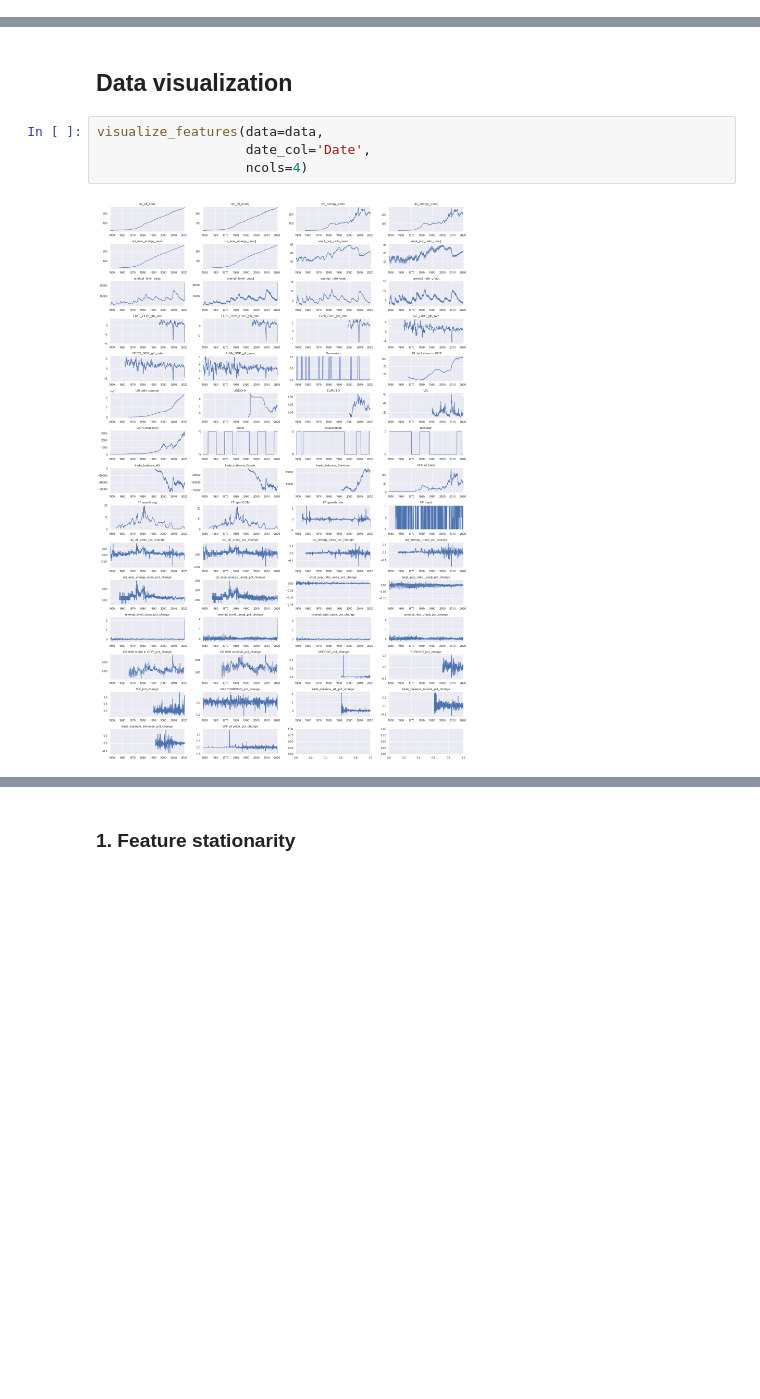
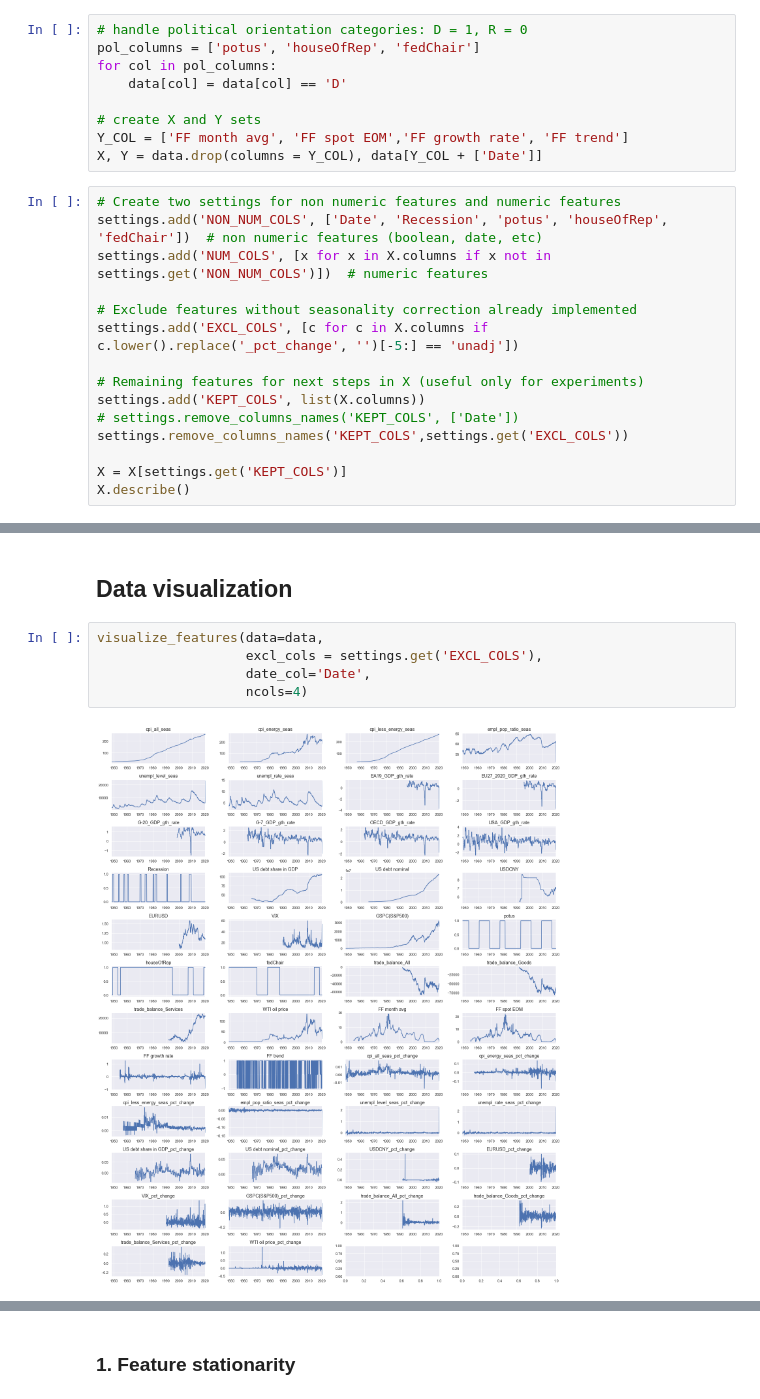
Before and after one commit to julesbertrand/Fed-repo-rate-forecasts, a Jupyter notebook: Finalproject_Feature_selection.ipynb, the cells around one changed output, grey strips where cells are left out. Saved outputs shown, nothing was run; the diff lists cells and outputs as text; blank space fills up the shorter version.

```diff
--- a/Finalproject_Feature_selection.ipynb
+++ b/Finalproject_Feature_selection.ipynb
@@ -46,3 +49,27 @@ settings.add('ORIGINAL_COLS', data.columns)
 settings.add('UNITS', units)  # units are in utils.visualization
 
 data = pd.merge(data, data_pct_change, on='Date')
+# %%
+# handle political orientation categories: D = 1, R = 0
+pol_columns = ['potus', 'houseOfRep', 'fedChair']
+for col in pol_columns:
+    data[col] = data[col] == 'D'
+
+# create X and Y sets
+Y_COL = ['FF month avg', 'FF spot EOM','FF growth rate', 'FF trend']
+X, Y = data.drop(columns = Y_COL), data[Y_COL + ['Date']]
+# %%
+# Create two settings for non numeric features and numeric features
+settings.add('NON_NUM_COLS', ['Date', 'Recession', 'potus', 'houseOfRep', 'fedChair'])  # non numeric features (boolean, date, etc)
+settings.add('NUM_COLS', [x for x in X.columns if x not in settings.get('NON_NUM_COLS')])  # numeric features
+
+# Exclude features without seasonality correction already implemented
+settings.add('EXCL_COLS', [c for c in X.columns if c.lower().replace('_pct_change', '')[-5:] == 'unadj'])
+
+# Remaining features for next steps in X (useful only for experiments)
+settings.add('KEPT_COLS', list(X.columns))
+# settings.remove_columns_names('KEPT_COLS', ['Date'])
+settings.remove_columns_names('KEPT_COLS',settings.get('EXCL_COLS'))
+
+X = X[settings.get('KEPT_COLS')]
+X.describe()
@@ -50,7 +88,8 @@ data = pd.merge(data, data_pct_change, on='Date')
 ## Data visualization
 # %%
 visualize_features(data=data,
+                   excl_cols = settings.get('EXCL_COLS'),
                    date_col='Date',
                    ncols=4)
 # %% [output]
-[figure, old version]
+[figure, new version]
```
Also changed, not shown: parts of 45 cells of this notebook, 5 other files.
